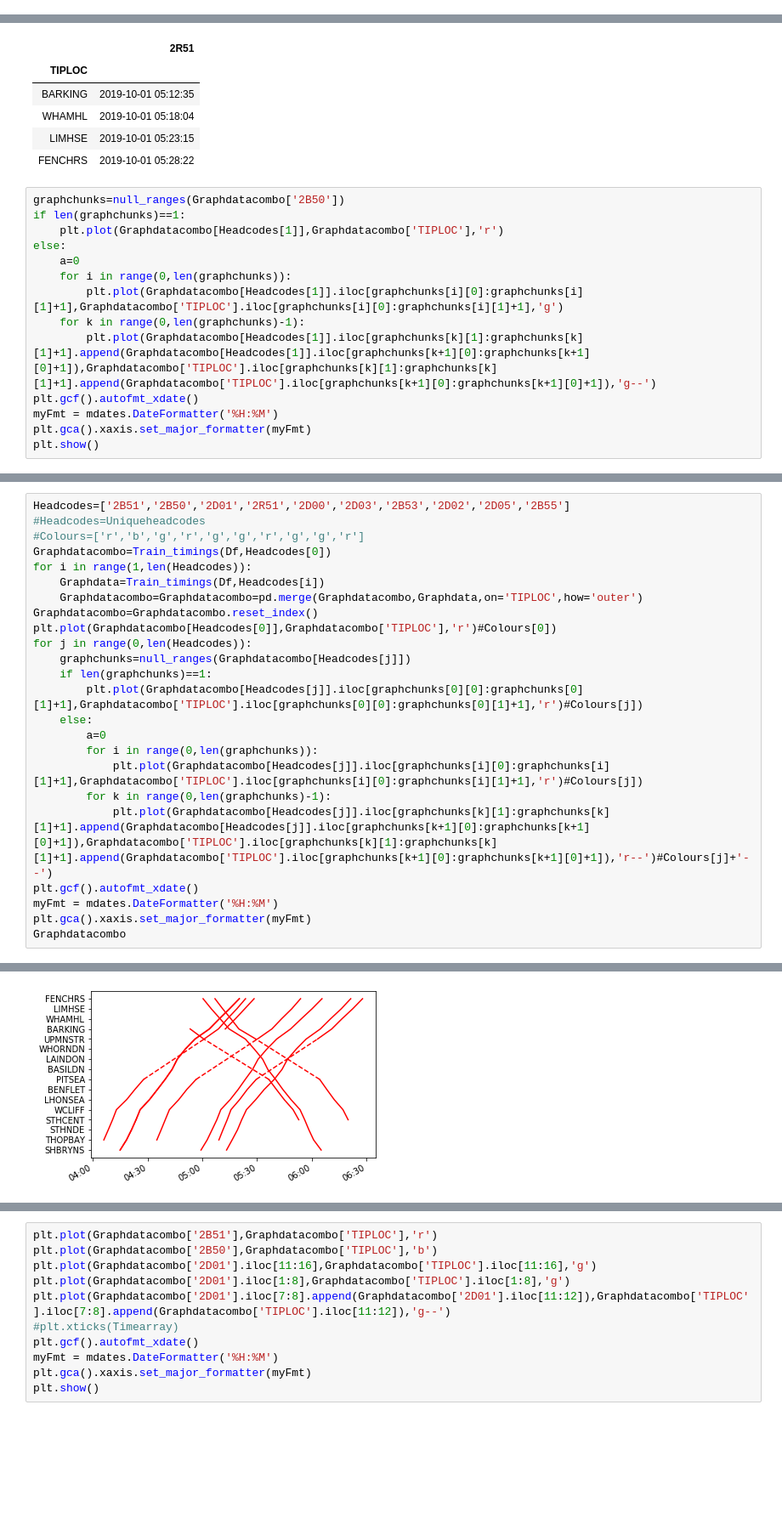
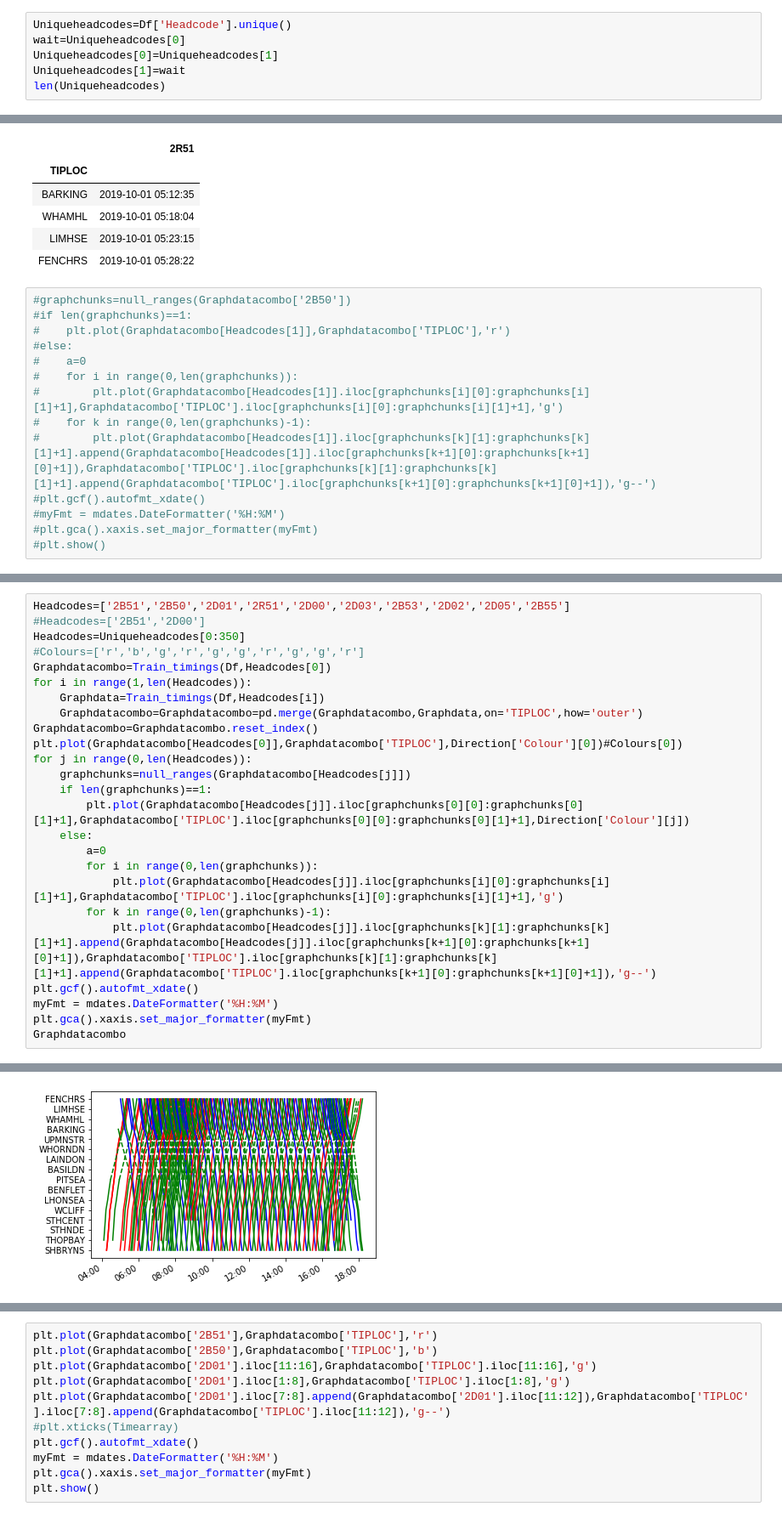
Before and after one commit to AndrewHilditch/Data-Cleaning, a Jupyter notebook: Documentation of knock-on delay.ipynb, the cells around one changed output, grey strips where cells are left out. Shown: that part at 85% size. Saved outputs shown, nothing was run; the diff lists cells and outputs as text; blank space fills up the shorter version.

Commit message:
I fixed my plotting cell so that it can now plot however many trains as long as the first headcode in the array of plotted headcodes is well-behaved

```diff
--- a/Documentation of knock-on delay.ipynb
+++ b/Documentation of knock-on delay.ipynb
@@ -92,0 +69,6 @@ Train2.iloc[60:]
+# %%
+Uniqueheadcodes=Df['Headcode'].unique()
+wait=Uniqueheadcodes[0]
+Uniqueheadcodes[0]=Uniqueheadcodes[1]
+Uniqueheadcodes[1]=wait
+len(Uniqueheadcodes)
@@ -184,16 +168,16 @@ Train_timings(Df,'2R51')
 | LIMHSE | 2019-10-01 05:23:15 |
 | FENCHRS | 2019-10-01 05:28:22 |
 # %%
-graphchunks=null_ranges(Graphdatacombo['2B50'])
-if len(graphchunks)==1:
-    plt.plot(Graphdatacombo[Headcodes[1]],Graphdatacombo['TIPLOC'],'r')
-else:
-    a=0
-    for i in range(0,len(graphchunks)):
-        plt.plot(Graphdatacombo[Headcodes[1]].iloc[graphchunks[i][0]:graphchunks[i][1]+1],Graphdatacombo['TIPLOC'].iloc[graphchunks[i][0]:graphchunks[i][1]+1],'g')
-    for k in range(0,len(graphchunks)-1):
-        plt.plot(Graphdatacombo[Headcodes[1]].iloc[graphchunks[k][1]:graphchunks[k][1]+1].append(Graphdatacombo[Headcodes[1]].iloc[graphchunks[k+1][0]:graphchunks[k+1][0]+1]),Graphdatacombo['TIPLOC'].iloc[graphchunks[k][1]:graphchunks[k][1]+1].append(Graphdatacombo['TIPLOC'].iloc[graphchunks[k+1][0]:graphchunks[k+1][0]+1]),'g--')
-plt.gcf().autofmt_xdate()
-myFmt = mdates.DateFormatter('%H:%M')
-plt.gca().xaxis.set_major_formatter(myFmt)
-plt.show()
+#graphchunks=null_ranges(Graphdatacombo['2B50'])
+#if len(graphchunks)==1:
+#    plt.plot(Graphdatacombo[Headcodes[1]],Graphdatacombo['TIPLOC'],'r')
+#else:
+#    a=0
+#    for i in range(0,len(graphchunks)):
+#        plt.plot(Graphdatacombo[Headcodes[1]].iloc[graphchunks[i][0]:graphchunks[i][1]+1],Graphdatacombo['TIPLOC'].iloc[graphchunks[i][0]:graphchunks[i][1]+1],'g')
+#    for k in range(0,len(graphchunks)-1):
+#        plt.plot(Graphdatacombo[Headcodes[1]].iloc[graphchunks[k][1]:graphchunks[k][1]+1].append(Graphdatacombo[Headcodes[1]].iloc[graphchunks[k+1][0]:graphchunks[k+1][0]+1]),Graphdatacombo['TIPLOC'].iloc[graphchunks[k][1]:graphchunks[k][1]+1].append(Graphdatacombo['TIPLOC'].iloc[graphchunks[k+1][0]:graphchunks[k+1][0]+1]),'g--')
+#plt.gcf().autofmt_xdate()
+#myFmt = mdates.DateFormatter('%H:%M')
+#plt.gca().xaxis.set_major_formatter(myFmt)
+#plt.show()
@@ -206,23 +186,24 @@ null_ranges(Graphdatacombo['2D01'])
 # %%
 Headcodes=['2B51','2B50','2D01','2R51','2D00','2D03','2B53','2D02','2D05','2B55']
-#Headcodes=Uniqueheadcodes
+#Headcodes=['2B51','2D00']
+Headcodes=Uniqueheadcodes[0:350]
 #Colours=['r','b','g','r','g','g','r','g','g','r']
 Graphdatacombo=Train_timings(Df,Headcodes[0])
 for i in range(1,len(Headcodes)):
     Graphdata=Train_timings(Df,Headcodes[i])
     Graphdatacombo=Graphdatacombo=pd.merge(Graphdatacombo,Graphdata,on='TIPLOC',how='outer')
 Graphdatacombo=Graphdatacombo.reset_index()
-plt.plot(Graphdatacombo[Headcodes[0]],Graphdatacombo['TIPLOC'],'r')#Colours[0])
+plt.plot(Graphdatacombo[Headcodes[0]],Graphdatacombo['TIPLOC'],Direction['Colour'][0])#Colours[0])
 for j in range(0,len(Headcodes)):
     graphchunks=null_ranges(Graphdatacombo[Headcodes[j]])
     if len(graphchunks)==1:
-        plt.plot(Graphdatacombo[Headcodes[j]].iloc[graphchunks[0][0]:graphchunks[0][1]+1],Graphdatacombo['TIPLOC'].iloc[graphchunks[0][0]:graphchunks[0][1]+1],'r')#Colours[j])
+        plt.plot(Graphdatacombo[Headcodes[j]].iloc[graphchunks[0][0]:graphchunks[0][1]+1],Graphdatacombo['TIPLOC'].iloc[graphchunks[0][0]:graphchunks[0][1]+1],Direction['Colour'][j])
     else:
         a=0
         for i in range(0,len(graphchunks)):
-            plt.plot(Graphdatacombo[Headcodes[j]].iloc[graphchunks[i][0]:graphchunks[i][1]+1],Graphdatacombo['TIPLOC'].iloc[graphchunks[i][0]:graphchunks[i][1]+1],'r')#Colours[j])
+            plt.plot(Graphdatacombo[Headcodes[j]].iloc[graphchunks[i][0]:graphchunks[i][1]+1],Graphdatacombo['TIPLOC'].iloc[graphchunks[i][0]:graphchunks[i][1]+1],'g')
         for k in range(0,len(graphchunks)-1):
-            plt.plot(Graphdatacombo[Headcodes[j]].iloc[graphchunks[k][1]:graphchunks[k][1]+1].append(Graphdatacombo[Headcodes[j]].iloc[graphchunks[k+1][0]:graphchunks[k+1][0]+1]),Graphdatacombo['TIPLOC'].iloc[graphchunks[k][1]:graphchunks[k][1]+1].append(Graphdatacombo['TIPLOC'].iloc[graphchunks[k+1][0]:graphchunks[k+1][0]+1]),'r--')#Colours[j]+'--')
+            plt.plot(Graphdatacombo[Headcodes[j]].iloc[graphchunks[k][1]:graphchunks[k][1]+1].append(Graphdatacombo[Headcodes[j]].iloc[graphchunks[k+1][0]:graphchunks[k+1][0]+1]),Graphdatacombo['TIPLOC'].iloc[graphchunks[k][1]:graphchunks[k][1]+1].append(Graphdatacombo['TIPLOC'].iloc[graphchunks[k+1][0]:graphchunks[k+1][0]+1]),'g--')
 plt.gcf().autofmt_xdate()
 myFmt = mdates.DateFormatter('%H:%M')
 plt.gca().xaxis.set_major_formatter(myFmt)
@@ -248 +234 @@ Graphdatacombo
-[figure, old version]
+[figure, new version]
```
Also changed, not shown: parts of 14 cells of this notebook.
